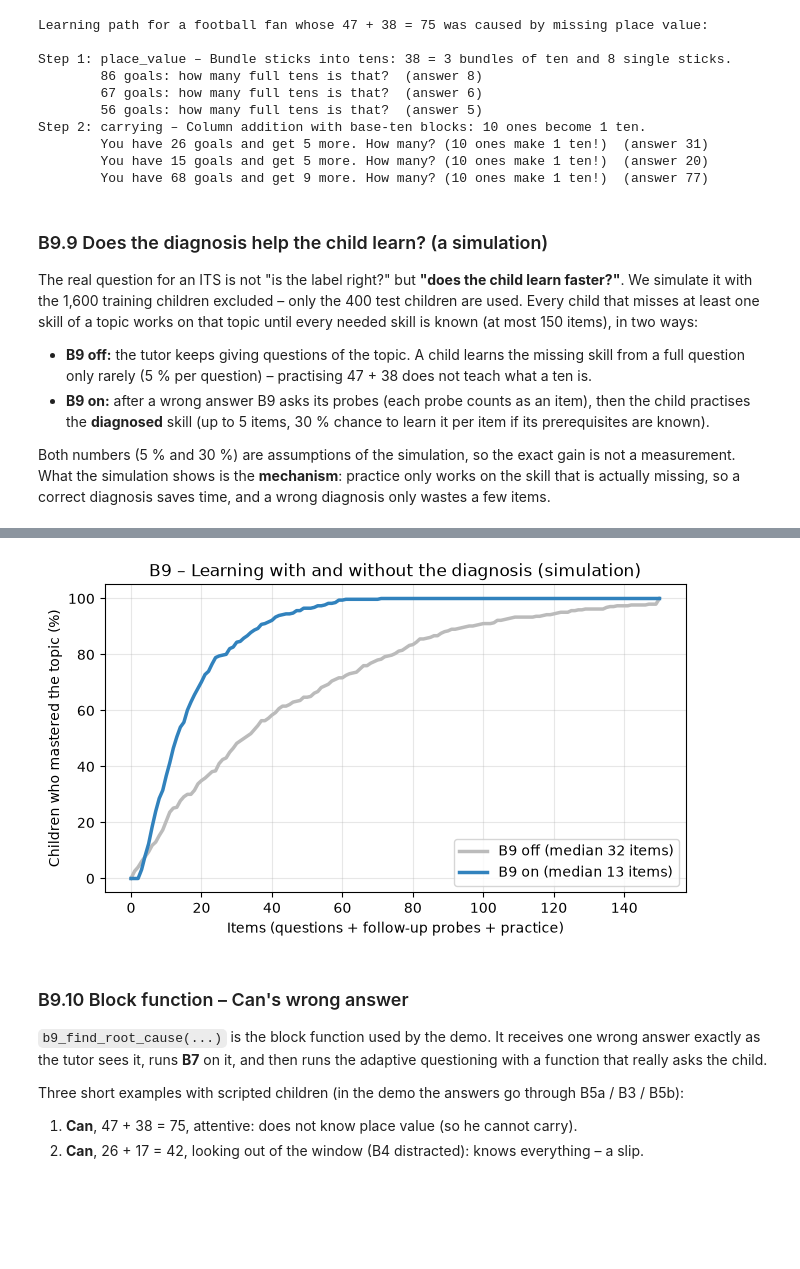
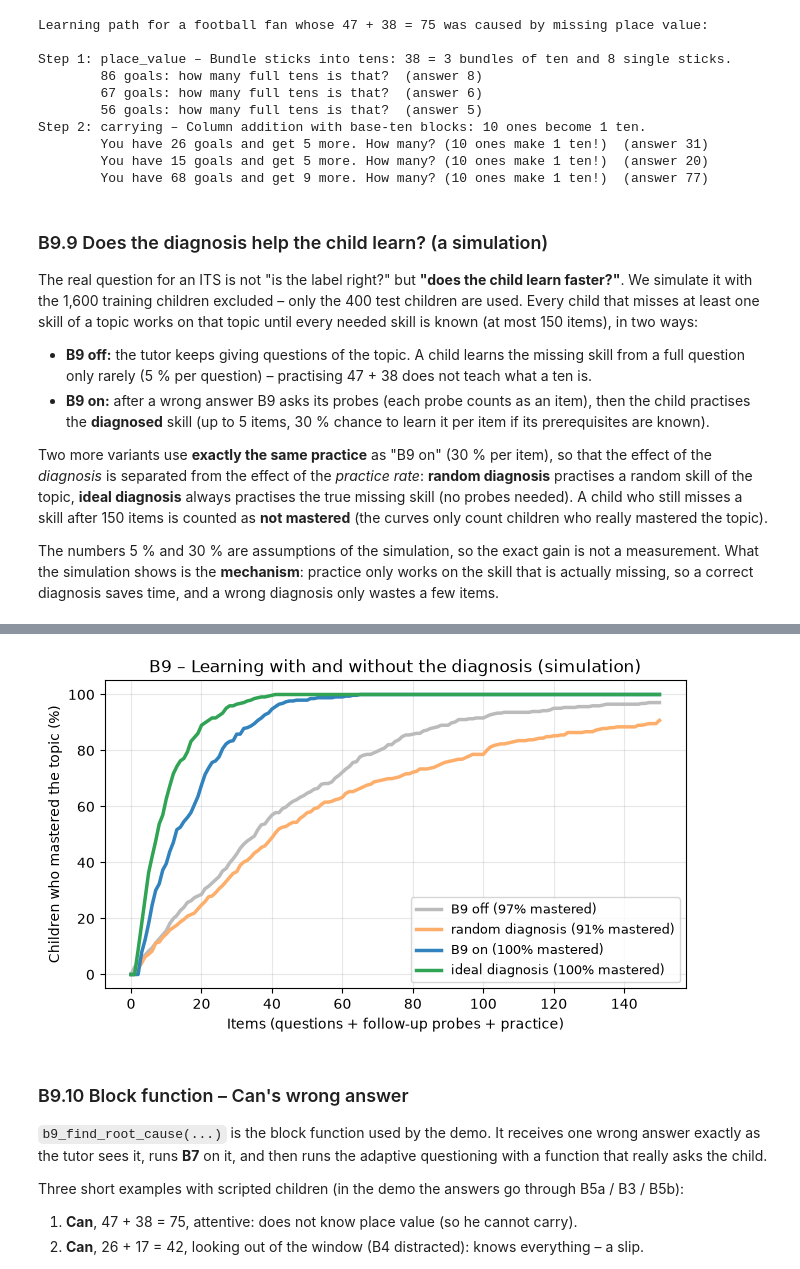
Before and after one commit to Tribros34/data-mining, a Jupyter notebook: math_buddy_its.ipynb, the cells around one changed output, grey strips where cells are left out. Cells and saved outputs as stored; diff of their text form; code cells hidden in the pictures; blank space fills up the shorter version.

```diff
--- a/math_buddy_its.ipynb
+++ b/math_buddy_its.ipynb
@@ -2031,14 +2035,19 @@ X_sent_train, X_sent_test, y_sent_train, y_sent_test = train_test_split(
     sentiment_df["message"], sentiment_df["sentiment"],
     test_size=0.2, stratify=sentiment_df["sentiment"], random_state=RANDOM_STATE)
 
+# The choice between the two versions is made with 5-fold cross-validation on the TRAINING messages only;
+# the test set is used once, for the chosen model (next cells).
+from sklearn.model_selection import StratifiedKFold, cross_val_score
 ngram_results = {}
 for name, ngram_range in [("single words (1,1)", (1, 1)), ("words + word pairs (1,2)", (1, 2))]:
     model = Pipeline([
         ("tfidf", TfidfVectorizer(ngram_range=ngram_range)),
         ("classifier", LogisticRegression(max_iter=1000, random_state=RANDOM_STATE)),
-    ]).fit(X_sent_train, y_sent_train)
-    ngram_results[name] = model
-    print(f"{name:26s} test accuracy: {accuracy_score(y_sent_test, model.predict(X_sent_test)):.3f}")
+    ])
+    cv_accuracy = cross_val_score(model, X_sent_train, y_sent_train,
+                                  cv=StratifiedKFold(5, shuffle=True, random_state=RANDOM_STATE)).mean()
+    ngram_results[name] = model.fit(X_sent_train, y_sent_train)
+    print(f"{name:26s} cross-validation accuracy (training messages): {cv_accuracy:.3f}")
 
 # Tricky negation examples (not in the generated data in exactly this form)
 tricky = ["Chess is not boring at all", "Chess is so boring",
@@ -3292,6 +3304,8 @@ B8_COLUMNS = B8_NUMERIC + ["characteristic_error"]
 def learning_speed(log):
     # Slope of the learning curve: coefficient of attempt_no (per 10 questions) in a per-student Logistic Regression
     history = add_history_features(log)
+    if history["is_correct"].nunique() < 2:          # all correct or all wrong: no slope can be estimated
+        return 0.0
     X = pd.get_dummies(history[["topic", "attention"]]).astype(float)
     X["attempt_per_10"] = history["attempt_no"] / 10
     X["difficulty"] = history["difficulty"]
@@ -4414,33 +4453,46 @@ works on that topic until every needed skill is known (at most 150 items), in tw
 - **B9 on:** after a wrong answer B9 asks its probes (each probe counts as an item), then the child practises the
   **diagnosed** skill (up to 5 items, 30 % chance to learn it per item if its prerequisites are known).
 
-Both numbers (5 % and 30 %) are assumptions of the simulation, so the exact gain is not a measurement. What the simulation
+Two more variants use **exactly the same practice** as "B9 on" (30 % per item), so that the effect of the *diagnosis* is
+separated from the effect of the *practice rate*: **random diagnosis** practises a random skill of the topic, **ideal
+diagnosis** always practises the true missing skill (no probes needed). A child who still misses a skill after 150 items
+is counted as **not mastered** (the curves only count children who really mastered the topic).
+
+The numbers 5 % and 30 % are assumptions of the simulation, so the exact gain is not a measurement. What the simulation
 shows is the **mechanism**: practice only works on the skill that is actually missing, so a correct diagnosis saves time,
 and a wrong diagnosis only wastes a few items.
 # %%
 P_LEARN_PRACTICE = 0.30     # one practice item teaches the skill with this chance (if its prerequisites are known)
 P_LEARN_BY_DOING = 0.05     # one full question of the topic teaches the most basic missing skill with this chance
 PRACTICE_ITEMS = 5
+MAX_ITEMS = 150
 
 
-def items_until_mastered(student, topic, use_b9, rng, max_items=150):
-    # Number of items (questions + probes + practice) until the child knows every skill of the topic
+def items_until_mastered(student, topic, mode, rng, max_items=MAX_ITEMS):
+    # mode: "B9 off" (only questions), "B9 on" (probes + practice of the diagnosed skill),
+    #       "random diagnosis" / "ideal diagnosis" (same practice as B9 on, but the skill is random / the true one)
+    # Output: (items used, mastered) – mastered is False if the child still misses a skill after max_items
     student = {**student, "known": dict(student["known"])}           # a copy: the simulation changes it
     target = skills_for_question(topic, 1)
     items = 0
     while items < max_items:
         missing = [s for s in target if not student["known"][s]]
         if not missing:
-            return items
+            return items, True
         items += 1                                                    # one full question of the topic
-        if not use_b9:
+        if mode == "B9 off":
             if rng.random() < P_LEARN_BY_DOING:
                 student["known"][missing[0]] = True
             continue
-        case = add_b7_error_type(pd.DataFrame([make_episode("sim", student, rng, topic=topic)])).iloc[0]
-        result = b9_diagnose(case, lambda skill: answer_probe(student, skill, case["attention"], rng))
-        items += len(result["probes"])
-        skill = result["root_cause"]
+        if mode == "B9 on":
+            case = add_b7_error_type(pd.DataFrame([make_episode("sim", student, rng, topic=topic)])).iloc[0]
+            result = b9_diagnose(case, lambda skill: answer_probe(student, skill, case["attention"], rng))
+            items += len(result["probes"])
+            skill = result["root_cause"]
+        elif mode == "random diagnosis":
+            skill = str(rng.choice(target + ["careless"]))
+        else:                                                         # ideal diagnosis: the true root cause
+            skill = missing[0]
         if skill == "careless":
             continue
         for _ in range(PRACTICE_ITEMS):                               # practise the diagnosed skill
@@ -4448,9 +4500,10 @@ def items_until_mastered(student, topic, use_b9, rng, max_items=150):
             if all(student["known"][p] for p in SKILL_MAP[skill]) and rng.random() < P_LEARN_PRACTICE:
                 student["known"][skill] = True
                 break
-    return max_items
+    return max_items, not [s for s in target if not student["known"][s]]
 
 
+MODES = ["B9 off", "random diagnosis", "B9 on", "ideal diagnosis"]
 effect_rng = np.random.default_rng(RANDOM_STATE + 99)
 test_children = b9_test["student_id"].unique()
 effect_rows = []
@@ -4459,27 +4512,30 @@ for sid in test_children:
     topics = [t for t in TOPICS if any(not student["known"][s] for s in skills_for_question(t, 1))]
     if topics:
         topic = topics[0]                                             # the easiest topic the child has not mastered
-        effect_rows.append({"student_id": sid, "topic": topic,
-                            "B9 off": items_until_mastered(student, topic, False, effect_rng),
-                            "B9 on": items_until_mastered(student, topic, True, effect_rng)})
+        row = {"student_id": sid, "topic": topic}
+        for mode in MODES:
+            row[mode], row[mode + " mastered"] = items_until_mastered(student, topic, mode, effect_rng)
+        effect_rows.append(row)
 b9_effect = pd.DataFrame(effect_rows)
 
 print("Children who had something to learn:", len(b9_effect))
-print("\nItems needed until the topic is mastered:")
-print(b9_effect[["B9 off", "B9 on"]].describe().loc[["mean", "25%", "50%", "75%"]].round(1).to_string())
-print("\nPer topic (mean items):")
-print(b9_effect.groupby("topic")[["B9 off", "B9 on"]].mean().reindex(TOPICS).dropna().round(1).to_string())
+summary = pd.DataFrame({mode: {"mastered within 150 items": b9_effect[mode + " mastered"].mean(),
+                               "mean items (stopped at 150)": b9_effect[mode].mean(),
+                               "median items": b9_effect[mode].median()} for mode in MODES}).T
+print(summary.round(3).to_string())
+print("\nSame practice (30 % per item) in the last three rows: the differences between them come from the diagnosis.")
 
 fig, ax = plt.subplots(figsize=(7.5, 4))
-steps = np.arange(0, 151)
-for column, color in [("B9 off", "#bbbbbb"), ("B9 on", "#3182bd")]:
-    ax.plot(steps, [(b9_effect[column] <= s).mean() * 100 for s in steps], color=color, linewidth=2.5,
-            label=f"{column} (median {b9_effect[column].median():.0f} items)")
+steps = np.arange(0, MAX_ITEMS + 1)
+for mode, color in zip(MODES, ["#bbbbbb", "#fdae6b", "#3182bd", "#31a354"]):
+    done = b9_effect[mode + " mastered"].to_numpy()
+    ax.plot(steps, [((b9_effect[mode] <= s) & done).mean() * 100 for s in steps], color=color, linewidth=2.5,
+            label=f"{mode} ({done.mean():.0%} mastered)")
 ax.set_xlabel("Items (questions + follow-up probes + practice)")
 ax.set_ylabel("Children who mastered the topic (%)")
 ax.set_title("B9 – Learning with and without the diagnosis (simulation)")
 ax.grid(alpha=0.3)
-ax.legend(loc="lower right")
+ax.legend(loc="lower right", fontsize=9)
 save_figure(fig, "b9_learning_effect.png")
 plt.show()
 # %% [output]
@@ -4503,5 +4550,5 @@ fractions         36.7   13.9
 Figure saved: outputs/b9_learning_effect.png
-[figure, old version]
+[figure, new version]
 # %% [markdown]
 ### B9.10 Block function – Can's wrong answer
 
```
Also changed, not shown: parts of 13 cells of this notebook, 10 other files.
